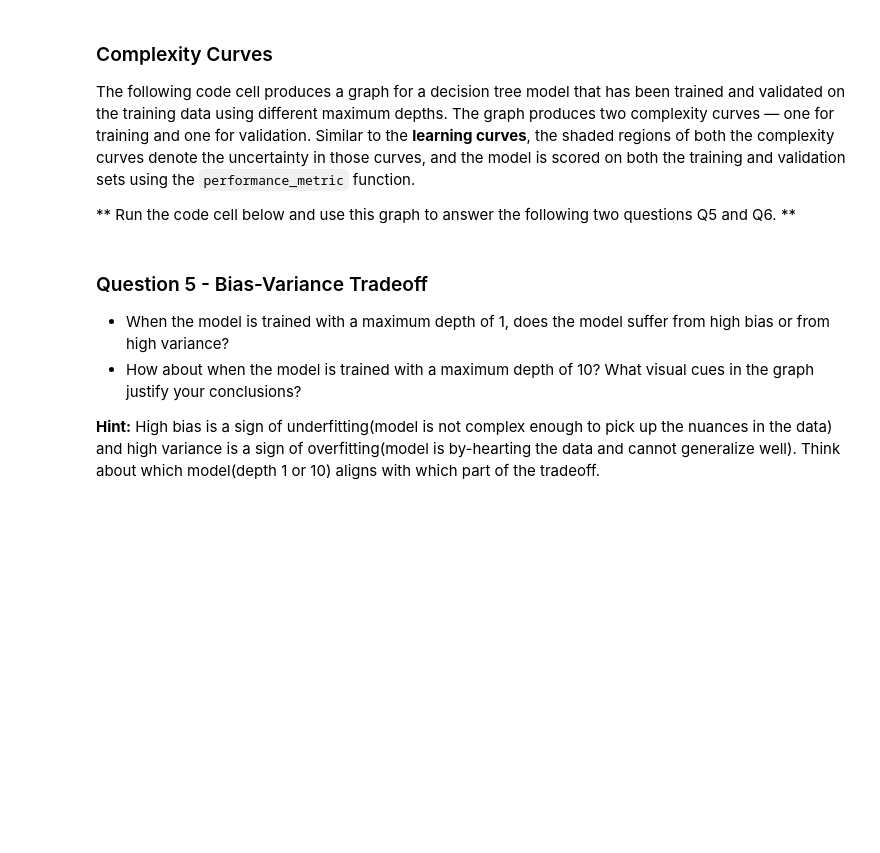
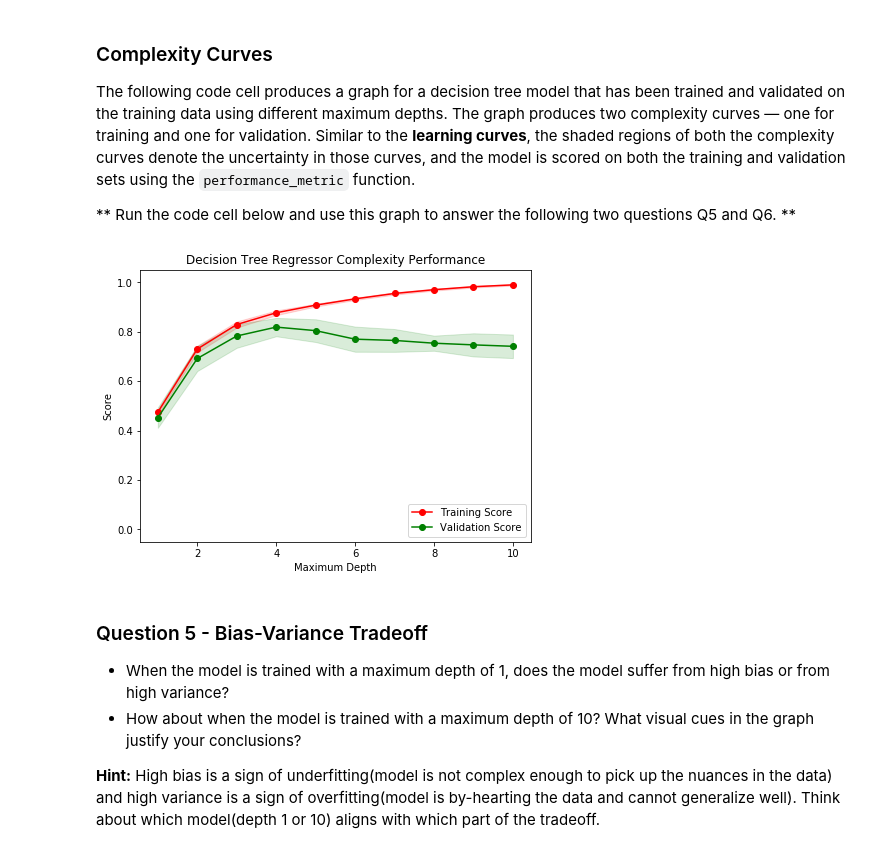
Before and after one commit to andrew-qin/machine-learning, a Jupyter notebook: projects/boston_housing/boston_housing.ipynb, the cells around one changed output. Drawn from its saved outputs; the diff is of its cells as text; code cells hidden in the pictures; blank space fills up the shorter version.

Commit message:
done with boston housing

```diff
--- a/projects/boston_housing/boston_housing.ipynb
+++ b/projects/boston_housing/boston_housing.ipynb
@@ -234,3 +232,20 @@ vs.ModelComplexity(X_train, y_train)
+# %%
+# TODO: Import 'train_test_split'
+from sklearn.model_selection import train_test_split
+import pandas as pd
+
+# Load the Boston housing dataset
+data = pd.read_csv('housing.csv')
+prices = data['MEDV']
+features = data.drop('MEDV', axis = 1)
+
+# TODO: Shuffle and split the data into training and testing subsets
+X_train, X_test, y_train, y_test =  train_test_split(features, prices, test_size=0.20, random_state=50)
+
+
+vs.ModelComplexity(X_train, y_train)
+# %% [output]
+[figure, added]
 # %% [markdown]
 ### Question 5 - Bias-Variance Tradeoff
 * When the model is trained with a maximum depth of 1, does the model suffer from high bias or from high variance?
```
Also changed, not shown: parts of 20 cells of this notebook.
